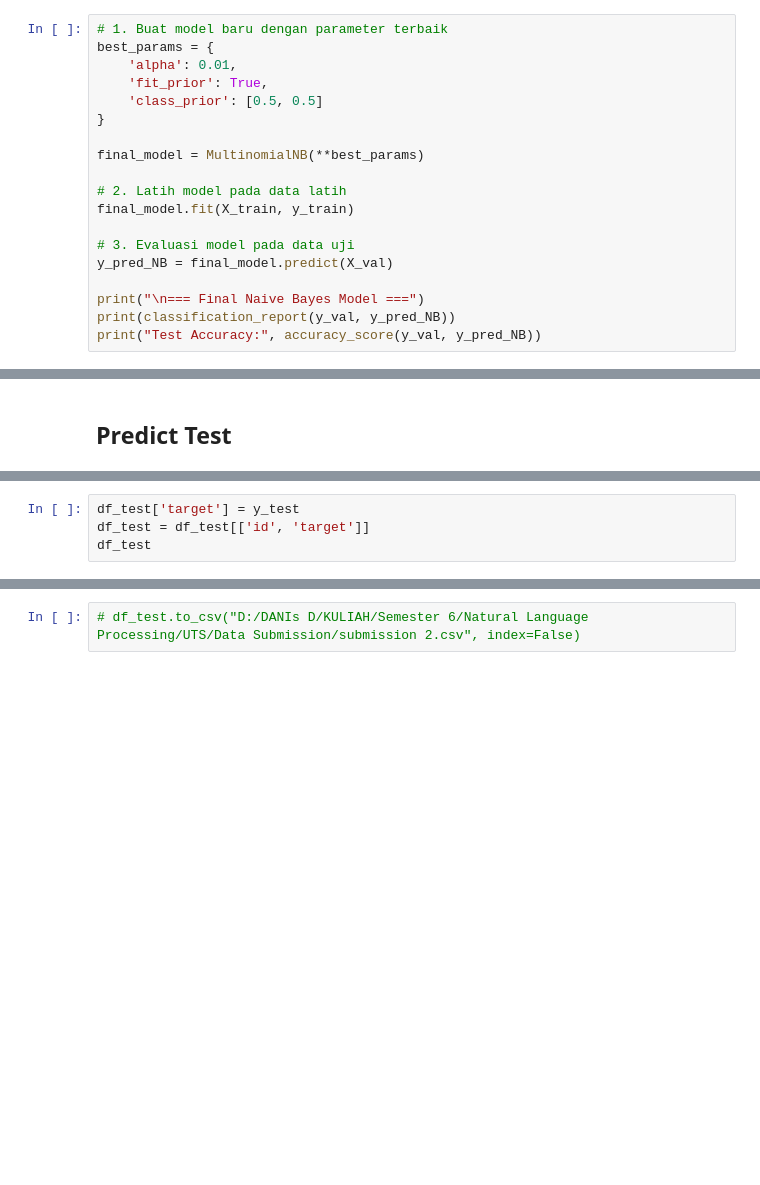
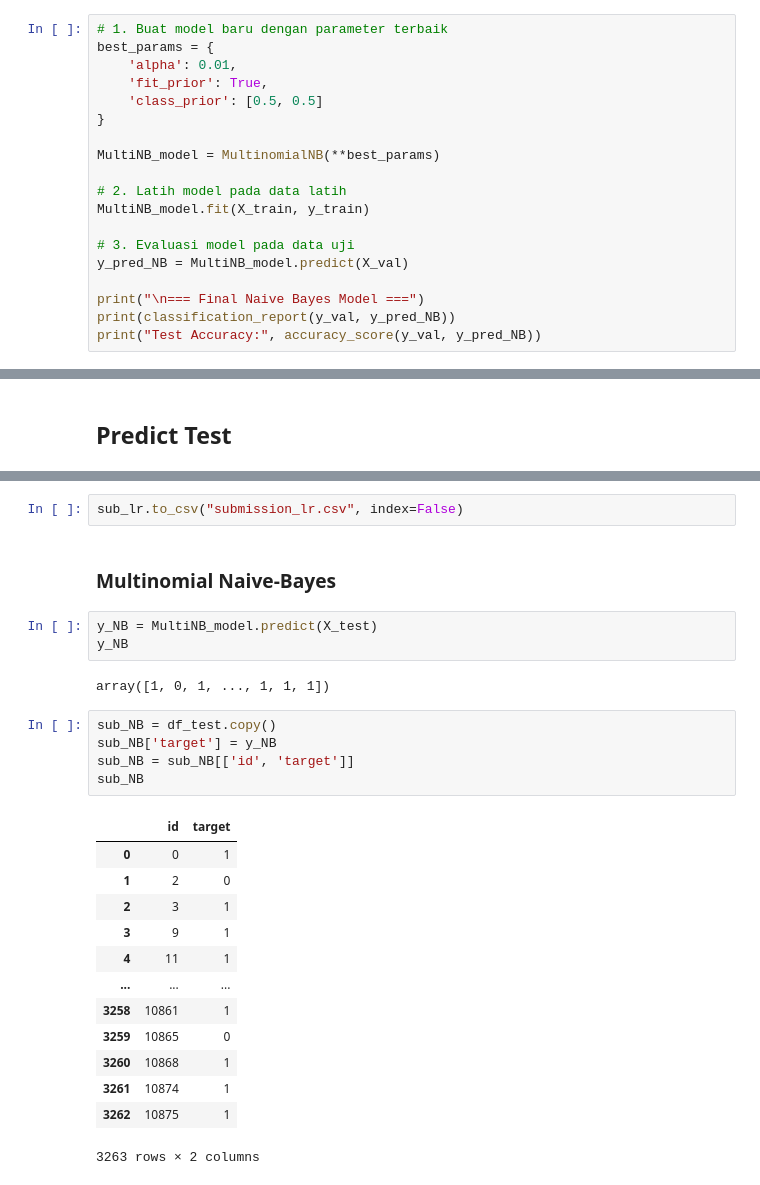
Before and after one commit to Jepees/NLP-with-Disaster-Tweets, a Jupyter notebook: Kaggle_Submission.ipynb, the cells around one changed output, grey strips where cells are left out. Saved outputs shown, nothing was run; the diff lists cells and outputs as text; blank space fills up the shorter version.

```diff
--- a/Kaggle_Submission.ipynb
+++ b/Kaggle_Submission.ipynb
@@ -398,13 +400,13 @@ best_params = {
     'class_prior': [0.5, 0.5]
 }
 
-final_model = MultinomialNB(**best_params)
+MultiNB_model = MultinomialNB(**best_params)
 
 # 2. Latih model pada data latih
-final_model.fit(X_train, y_train)
+MultiNB_model.fit(X_train, y_train)
 
 # 3. Evaluasi model pada data uji
-y_pred_NB = final_model.predict(X_val)
+y_pred_NB = MultiNB_model.predict(X_val)
 
 print("\n=== Final Naive Bayes Model ===")
 print(classification_report(y_val, y_pred_NB))
@@ -433,6 +437,2 @@ y_test
 # %% [output]
 array([1, 1, 1, ..., 1, 1, 1])
-# %%
-df_test['target'] = y_test
-df_test = df_test[['id', 'target']]
-df_test
@@ -458,5 +463,31 @@ df_test['target'].value_counts()
 | 0 | 1969 |
 | 1 | 1294 |
 dtype: int64
-# %%
-# df_test.to_csv("D:/DANIs D/KULIAH/Semester 6/Natural Language Processing/UTS/Data Submission/submission 2.csv", index=False)
+# %%
+sub_lr.to_csv("submission_lr.csv", index=False)
+# %% [markdown]
+### Multinomial Naive-Bayes
+# %%
+y_NB = MultiNB_model.predict(X_test)
+y_NB
+# %% [output]
+array([1, 0, 1, ..., 1, 1, 1])
+# %%
+sub_NB = df_test.copy()
+sub_NB['target'] = y_NB
+sub_NB = sub_NB[['id', 'target']]
+sub_NB
+# %% [output]
+|  | id | target |
+| 0 | 0 | 1 |
+| 1 | 2 | 0 |
+| 2 | 3 | 1 |
+| 3 | 9 | 1 |
+| 4 | 11 | 1 |
+| ... | ... | ... |
+| 3258 | 10861 | 1 |
+| 3259 | 10865 | 0 |
+| 3260 | 10868 | 1 |
+| 3261 | 10874 | 1 |
+| 3262 | 10875 | 1 |
+3263 rows × 2 columns
```
Also changed, not shown: parts of 8 cells of this notebook.
